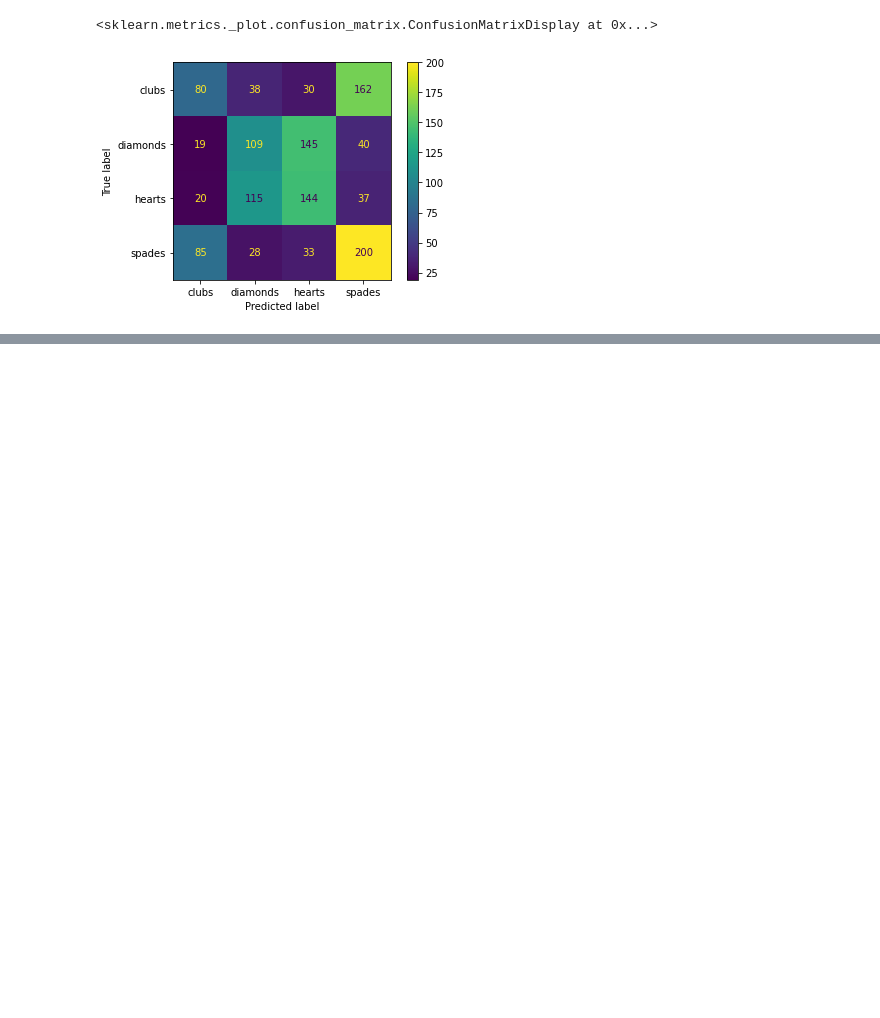
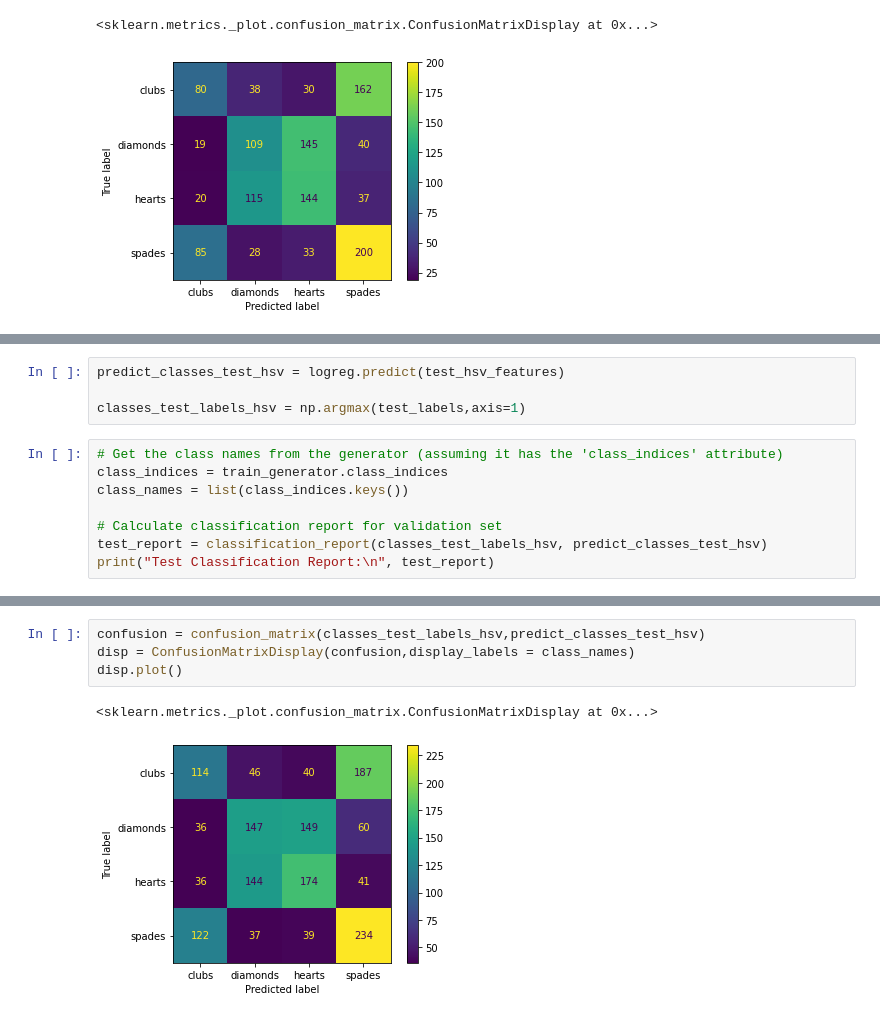
Before and after one commit to DianaLNguyen/ucb_mids_w281_project, a Jupyter notebook: classifier_Hue_All Classifiers.ipynb, the cells around one changed output, grey strips where cells are left out. Cells and saved outputs as stored; diff of their text form; blank space fills up the shorter version.

```diff
--- a/classifier_Hue_All Classifiers.ipynb
+++ b/classifier_Hue_All Classifiers.ipynb
@@ -578,0 +583,12 @@ disp.plot()
+# %%
+predict_classes_test_hsv = logreg.predict(test_hsv_features)
+
+classes_test_labels_hsv = np.argmax(test_labels,axis=1)
+# %%
+# Get the class names from the generator (assuming it has the 'class_indices' attribute)
+class_indices = train_generator.class_indices
+class_names = list(class_indices.keys())
+
+# Calculate classification report for validation set
+test_report = classification_report(classes_test_labels_hsv, predict_classes_test_hsv)
+print("Test Classification Report:\n", test_report)
@@ -578,0 +607,7 @@ disp.plot()
+# %%
+confusion = confusion_matrix(classes_test_labels_hsv,predict_classes_test_hsv)
+disp = ConfusionMatrixDisplay(confusion,display_labels = class_names)
+disp.plot()
+# %% [output]
+<sklearn.metrics._plot.confusion_matrix.ConfusionMatrixDisplay at 0x...>
+[figure, added]
```
Also changed, not shown: parts of 8 cells of this notebook, 3 other files.
